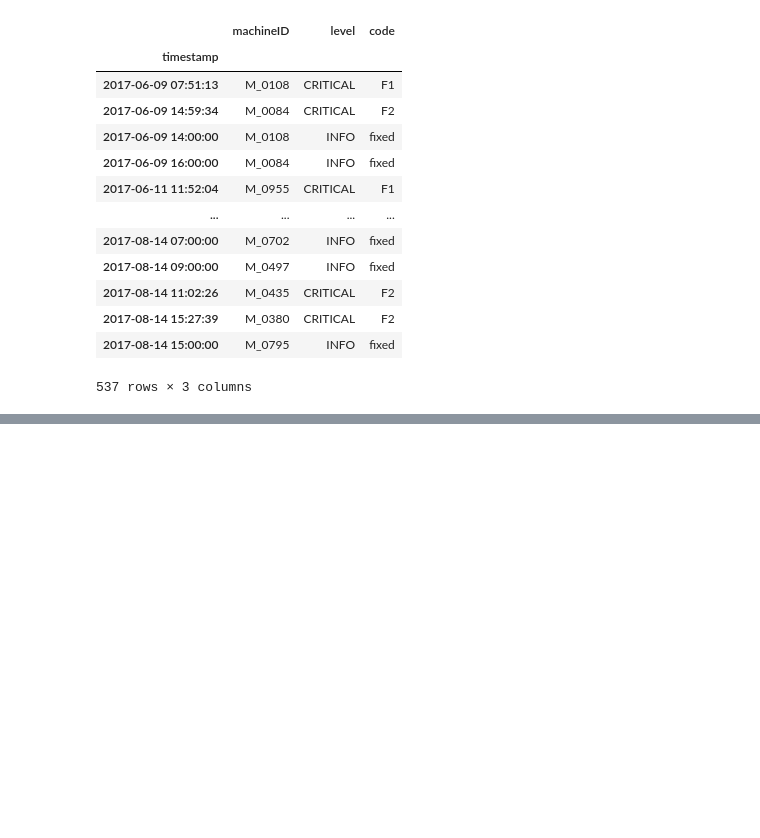
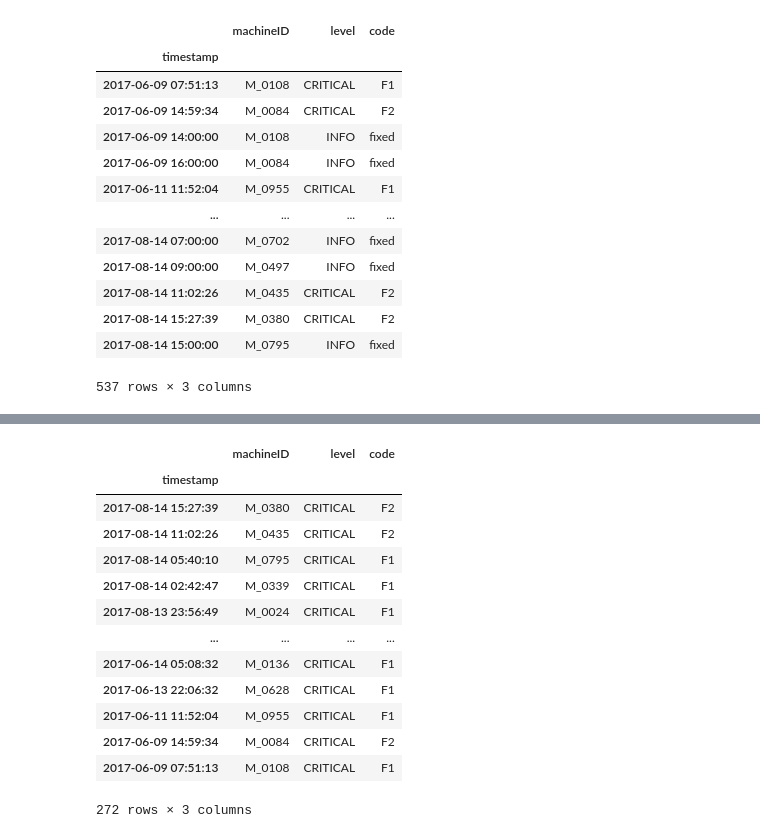
Before and after one commit to JJOL/pfm-pdm-e4, a Jupyter notebook: notebooks/D2-Exploration.ipynb, the cells around one changed output, grey strips where cells are left out. Drawn from its saved outputs; the diff is of its cells as text; code cells hidden in the pictures; blank space fills up the shorter version.

```diff
--- a/notebooks/D2-Exploration.ipynb
+++ b/notebooks/D2-Exploration.ipynb
@@ -32,6 +34,6 @@ please provide us feedback at https://github.com/pandas-dev/pandas/issues/54466
 # %%
-df = pd.read_parquet('../data/simulator/logs/logs.parquet')
-df
+logs_df = pd.read_parquet('../data/simulator/logs/logs.parquet')
+logs_df
 # %% [output]
 |  | machineID | level | code |
 | timestamp |  |  |  |
@@ -49,0 +72,17 @@ df
+# %%
+logs_df[logs_df['level'] == 'CRITICAL'].sort_values(by='timestamp', ascending=False)
+# %% [output]
+|  | machineID | level | code |
+| timestamp |  |  |  |
+| 2017-08-14 15:27:39 | M_0380 | CRITICAL | F2 |
+| 2017-08-14 11:02:26 | M_0435 | CRITICAL | F2 |
+| 2017-08-14 05:40:10 | M_0795 | CRITICAL | F1 |
+| 2017-08-14 02:42:47 | M_0339 | CRITICAL | F1 |
+| 2017-08-13 23:56:49 | M_0024 | CRITICAL | F1 |
+| ... | ... | ... | ... |
+| 2017-06-14 05:08:32 | M_0136 | CRITICAL | F1 |
+| 2017-06-13 22:06:32 | M_0628 | CRITICAL | F1 |
+| 2017-06-11 11:52:04 | M_0955 | CRITICAL | F1 |
+| 2017-06-09 14:59:34 | M_0084 | CRITICAL | F2 |
+| 2017-06-09 07:51:13 | M_0108 | CRITICAL | F1 |
+272 rows × 3 columns
```
Also changed, not shown: parts of 3 cells of this notebook, 2 other files.
